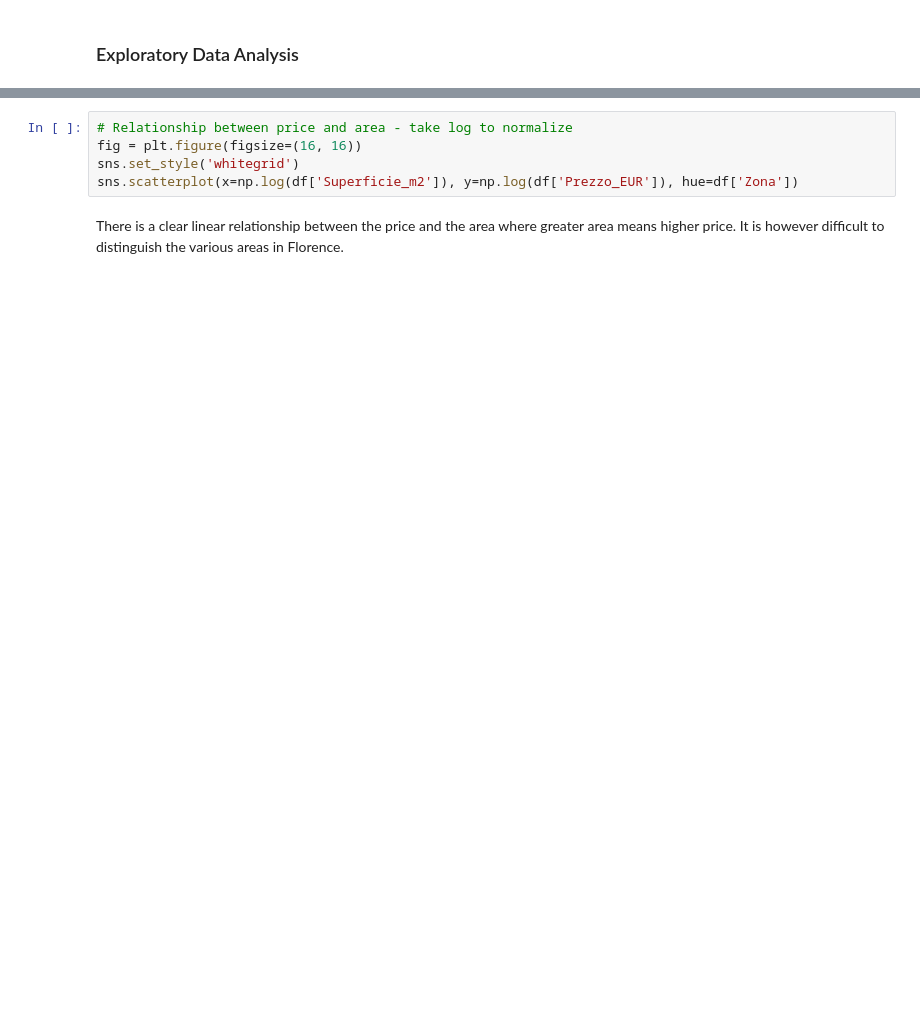
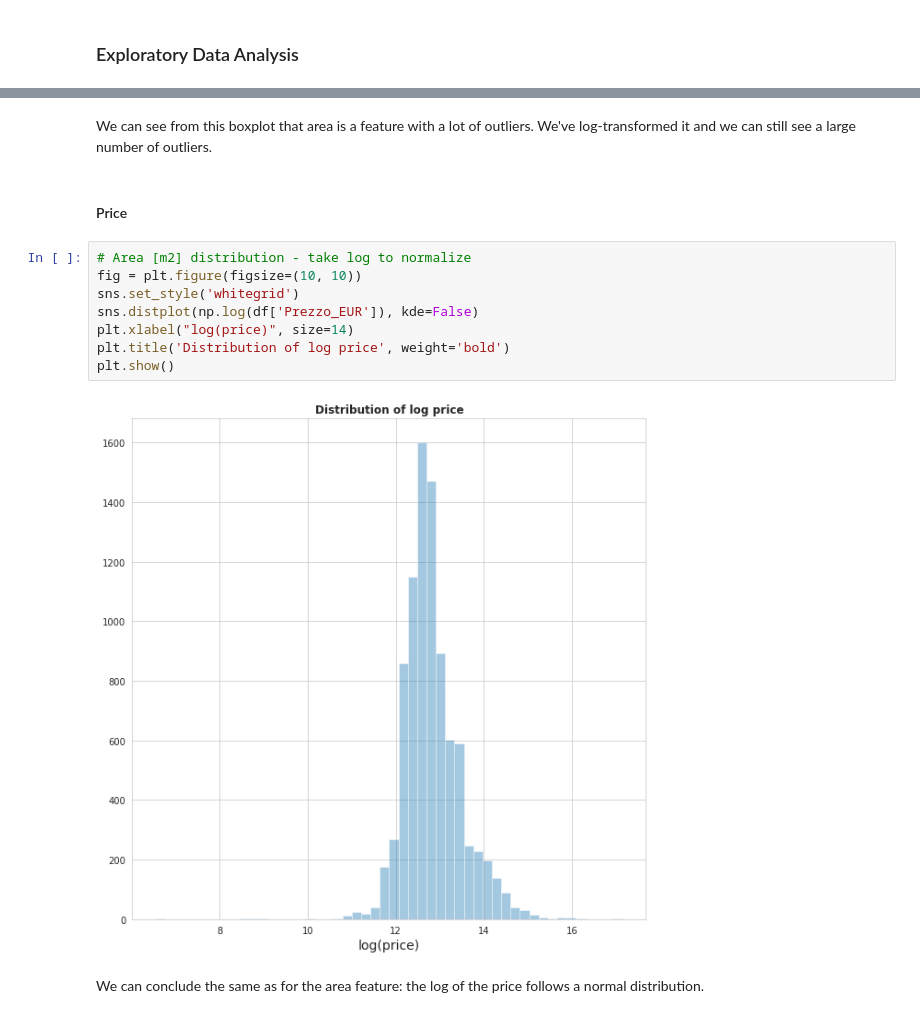
Before and after one commit to LazyEval/housing-prices-firenze, a Jupyter notebook: notebooks/2.0-LazyEval-EDA.ipynb, the cells around one changed output, grey strips where cells are left out. Cells and saved outputs as stored; diff of their text form; blank space fills up the shorter version.

```diff
--- a/notebooks/2.0-LazyEval-EDA.ipynb
+++ b/notebooks/2.0-LazyEval-EDA.ipynb
@@ -36,9 +89,18 @@ df['Superficie_m2'].describe()
+# %% [markdown]
+We can see from this boxplot that area is a feature with a lot of outliers. We've log-transformed it and we can still see a large number of outliers.
+# %% [markdown]
+#### Price
 # %%
-# Relationship between price and area - take log to normalize
-fig = plt.figure(figsize=(16, 16))
+# Area [m2] distribution - take log to normalize
+fig = plt.figure(figsize=(10, 10))
 sns.set_style('whitegrid')
-sns.scatterplot(x=np.log(df['Superficie_m2']), y=np.log(df['Prezzo_EUR']), hue=df['Zona'])
+sns.distplot(np.log(df['Prezzo_EUR']), kde=False)
+plt.xlabel("log(price)", size=14)
+plt.title('Distribution of log price', weight='bold')
+plt.show()
+# %% [output]
+[figure, added]
-# %% [markdown]
-There is a clear linear relationship between the price and the area where greater area means higher price. It is however difficult to distinguish the various areas in Florence.
+# %% [markdown]
+We can conclude the same as for the area feature: the log of the price follows a normal distribution.
 # %%
 df['Prezzo_EUR'].describe()
```
Also changed, not shown: parts of 43 cells of this notebook.
